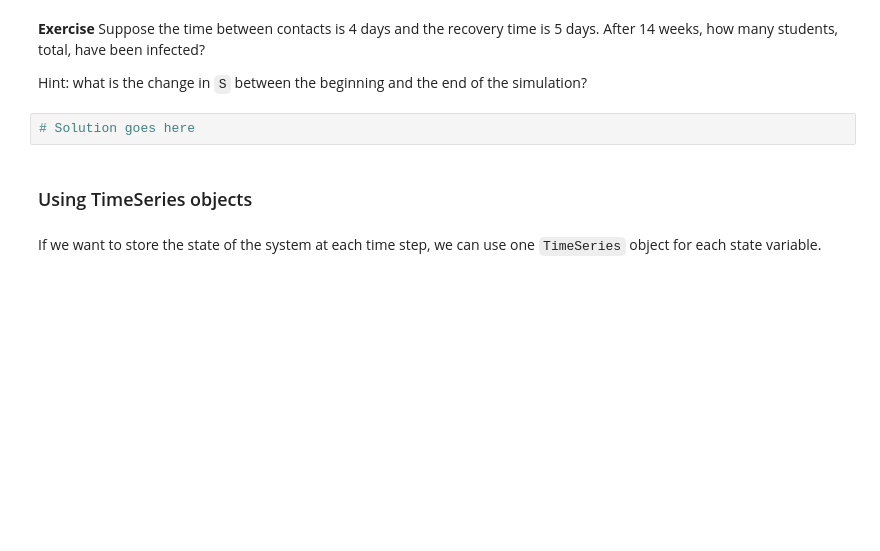
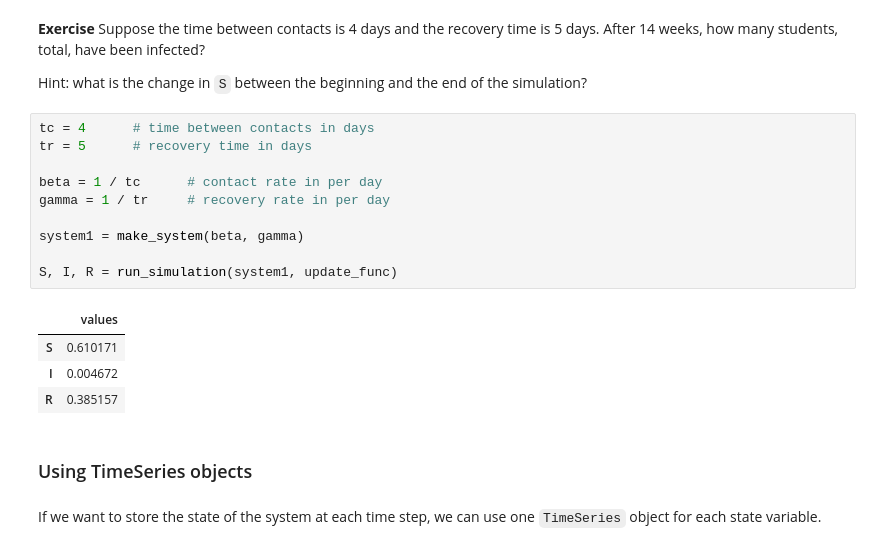
Before and after one commit to ferrysany/ModSimPy, a Jupyter notebook: colab/chap11.ipynb, the cells around one changed output. Drawn from its saved outputs; the diff is of its cells as text; blank space fills up the shorter version.

```diff
--- a/colab/chap11.ipynb
+++ b/colab/chap11.ipynb
@@ -110,8 +115,21 @@ run_simulation(system, update_func)
 **Exercise**  Suppose the time between contacts is 4 days and the recovery time is 5 days.  After 14 weeks, how many students, total, have been infected?
 
 Hint: what is the change in `S` between the beginning and the end of the simulation?
-# %%
-# Solution goes here
+# %%
+tc = 4      # time between contacts in days
+tr = 5      # recovery time in days
+
+beta = 1 / tc      # contact rate in per day
+gamma = 1 / tr     # recovery rate in per day
+
+system1 = make_system(beta, gamma)
+
+S, I, R = run_simulation(system1, update_func)
+# %% [output]
+|  | values |
+| S | 0.610171 |
+| I | 0.004672 |
+| R | 0.385157 |
 # %% [markdown]
 ### Using TimeSeries objects
 # %% [markdown]
```
Also changed, not shown: parts of 4 cells of this notebook.
